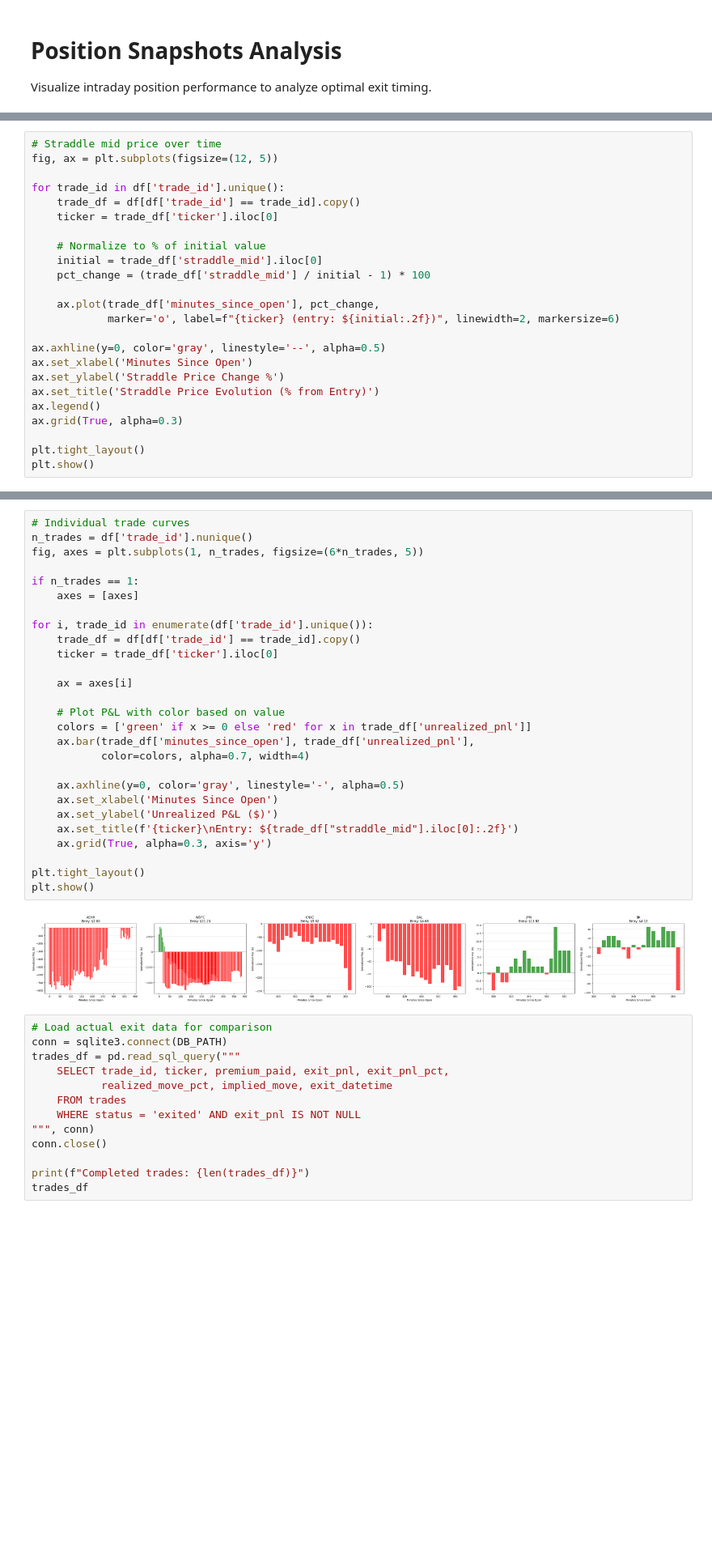
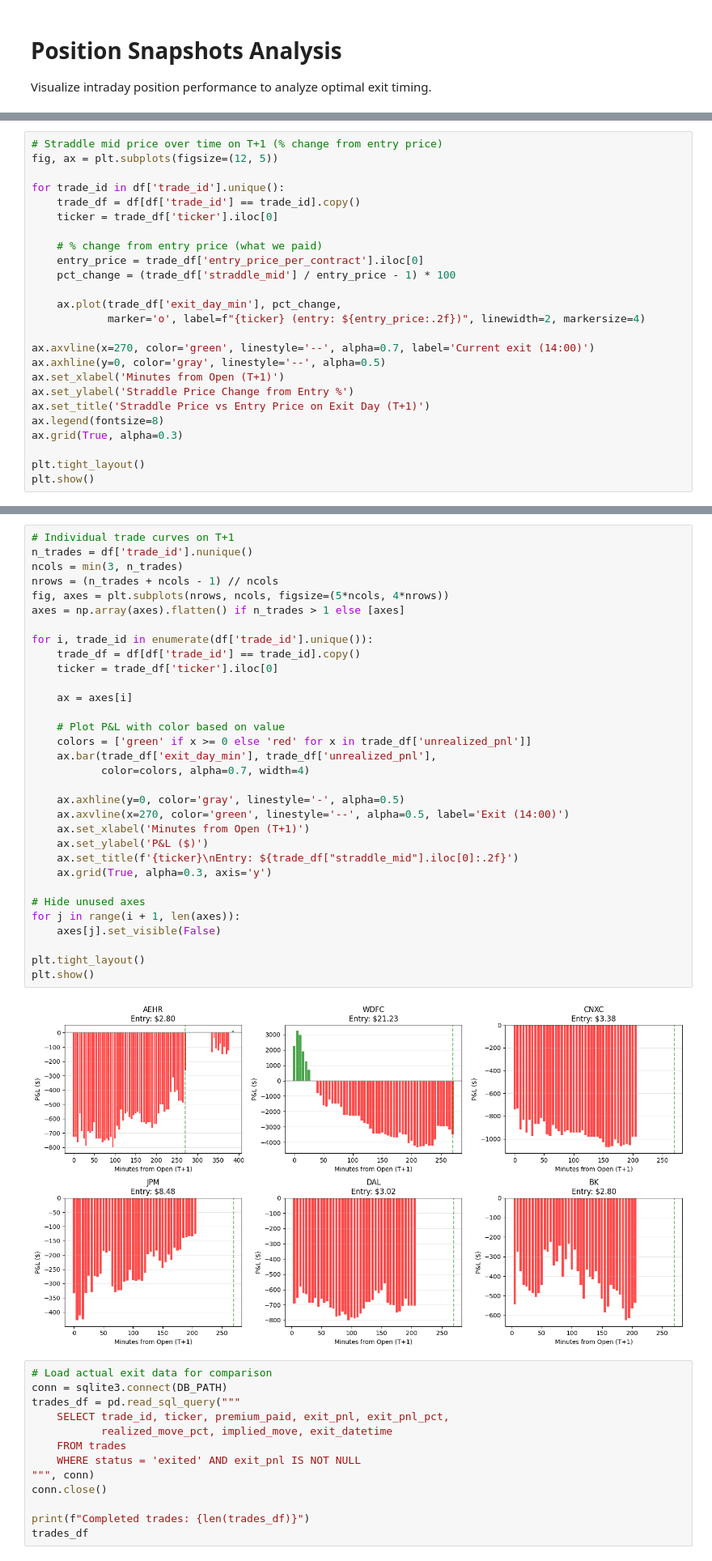
Before and after one commit to B3AU/yamm, a Jupyter notebook: notebooks/position_snapshots.ipynb, the cells around one changed output, grey strips where cells are left out. Shown at 81% size. Cells and saved outputs as stored; diff of their text form; blank space fills up the shorter version.

```diff
--- a/notebooks/position_snapshots.ipynb
+++ b/notebooks/position_snapshots.ipynb
@@ -83,23 +113,24 @@ plt.show()
 # %%
-# Straddle mid price over time
+# Straddle mid price over time on T+1 (% change from entry price)
 fig, ax = plt.subplots(figsize=(12, 5))
 
 for trade_id in df['trade_id'].unique():
     trade_df = df[df['trade_id'] == trade_id].copy()
     ticker = trade_df['ticker'].iloc[0]
 
-    # Normalize to % of initial value
-    initial = trade_df['straddle_mid'].iloc[0]
-    pct_change = (trade_df['straddle_mid'] / initial - 1) * 100
+    # % change from entry price (what we paid)
+    entry_price = trade_df['entry_price_per_contract'].iloc[0]
+    pct_change = (trade_df['straddle_mid'] / entry_price - 1) * 100
 
-    ax.plot(trade_df['minutes_since_open'], pct_change,
-            marker='o', label=f"{ticker} (entry: ${initial:.2f})", linewidth=2, markersize=6)
+    ax.plot(trade_df['exit_day_min'], pct_change,
+            marker='o', label=f"{ticker} (entry: ${entry_price:.2f})", linewidth=2, markersize=4)
 
+ax.axvline(x=270, color='green', linestyle='--', alpha=0.7, label='Current exit (14:00)')
 ax.axhline(y=0, color='gray', linestyle='--', alpha=0.5)
-ax.set_xlabel('Minutes Since Open')
-ax.set_ylabel('Straddle Price Change %')
-ax.set_title('Straddle Price Evolution (% from Entry)')
-ax.legend()
+ax.set_xlabel('Minutes from Open (T+1)')
+ax.set_ylabel('Straddle Price Change from Entry %')
+ax.set_title('Straddle Price vs Entry Price on Exit Day (T+1)')
+ax.legend(fontsize=8)
 ax.grid(True, alpha=0.3)
 
 plt.tight_layout()
@@ -166,32 +229,37 @@ Name: unrealized_pnl, dtype: float64
 # %%
-# Individual trade curves
+# Individual trade curves on T+1
 n_trades = df['trade_id'].nunique()
-fig, axes = plt.subplots(1, n_trades, figsize=(6*n_trades, 5))
-
-if n_trades == 1:
-    axes = [axes]
+ncols = min(3, n_trades)
+nrows = (n_trades + ncols - 1) // ncols
+fig, axes = plt.subplots(nrows, ncols, figsize=(5*ncols, 4*nrows))
+axes = np.array(axes).flatten() if n_trades > 1 else [axes]
 
 for i, trade_id in enumerate(df['trade_id'].unique()):
     trade_df = df[df['trade_id'] == trade_id].copy()
     ticker = trade_df['ticker'].iloc[0]
 
     ax = axes[i]
 
     # Plot P&L with color based on value
     colors = ['green' if x >= 0 else 'red' for x in trade_df['unrealized_pnl']]
-    ax.bar(trade_df['minutes_since_open'], trade_df['unrealized_pnl'],
+    ax.bar(trade_df['exit_day_min'], trade_df['unrealized_pnl'],
            color=colors, alpha=0.7, width=4)
 
     ax.axhline(y=0, color='gray', linestyle='-', alpha=0.5)
-    ax.set_xlabel('Minutes Since Open')
-    ax.set_ylabel('Unrealized P&L ($)')
+    ax.axvline(x=270, color='green', linestyle='--', alpha=0.5, label='Exit (14:00)')
+    ax.set_xlabel('Minutes from Open (T+1)')
+    ax.set_ylabel('P&L ($)')
     ax.set_title(f'{ticker}\nEntry: ${trade_df["straddle_mid"].iloc[0]:.2f}')
     ax.grid(True, alpha=0.3, axis='y')
 
+# Hide unused axes
+for j in range(i + 1, len(axes)):
+    axes[j].set_visible(False)
+
 plt.tight_layout()
 plt.show()
 # %% [output]
-[figure, old version]
+[figure, new version]
 # %%
 # Load actual exit data for comparison
 conn = sqlite3.connect(DB_PATH)
```
Also changed, not shown: parts of 8 cells of this notebook, 3 other files.
